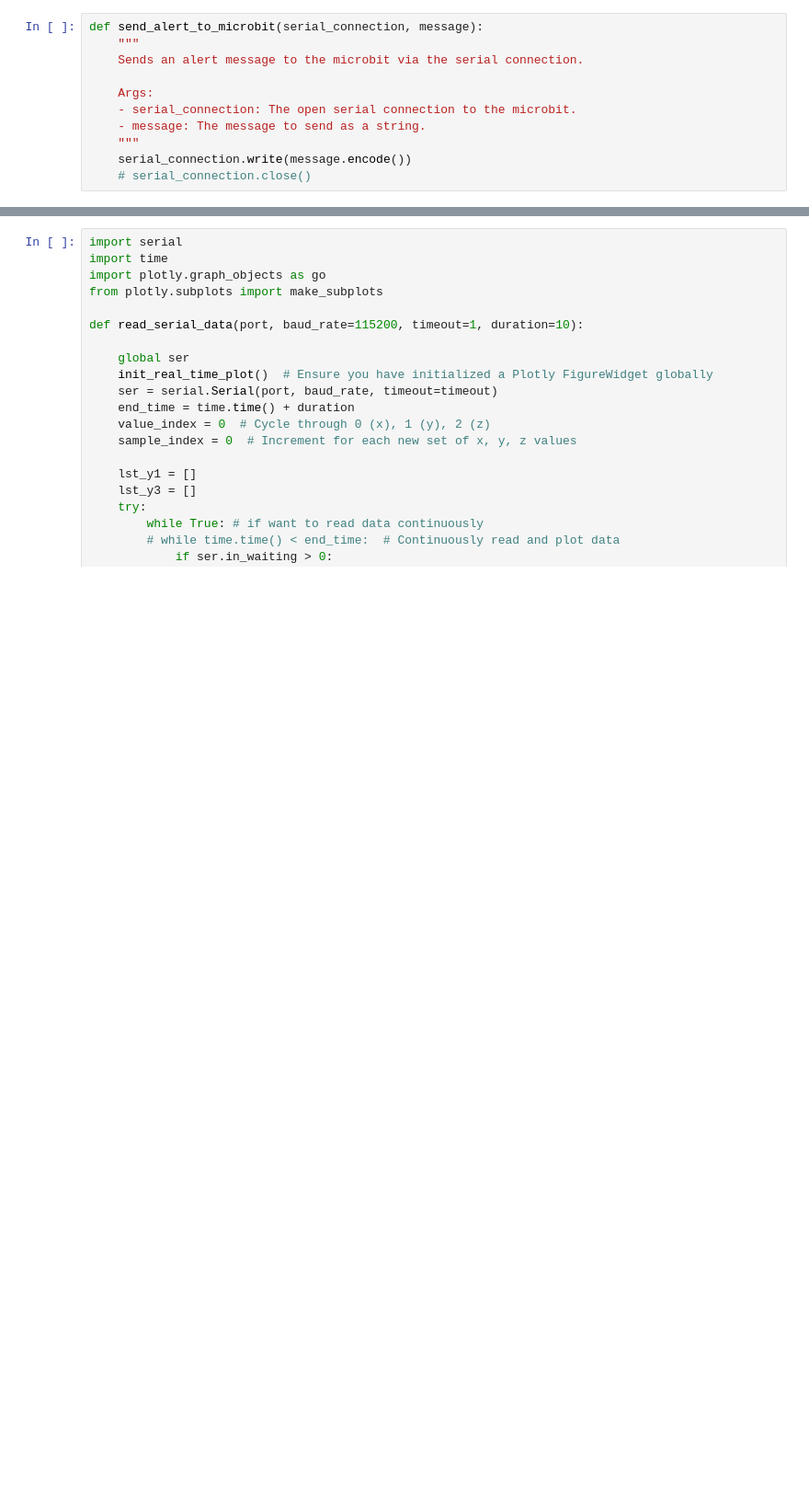
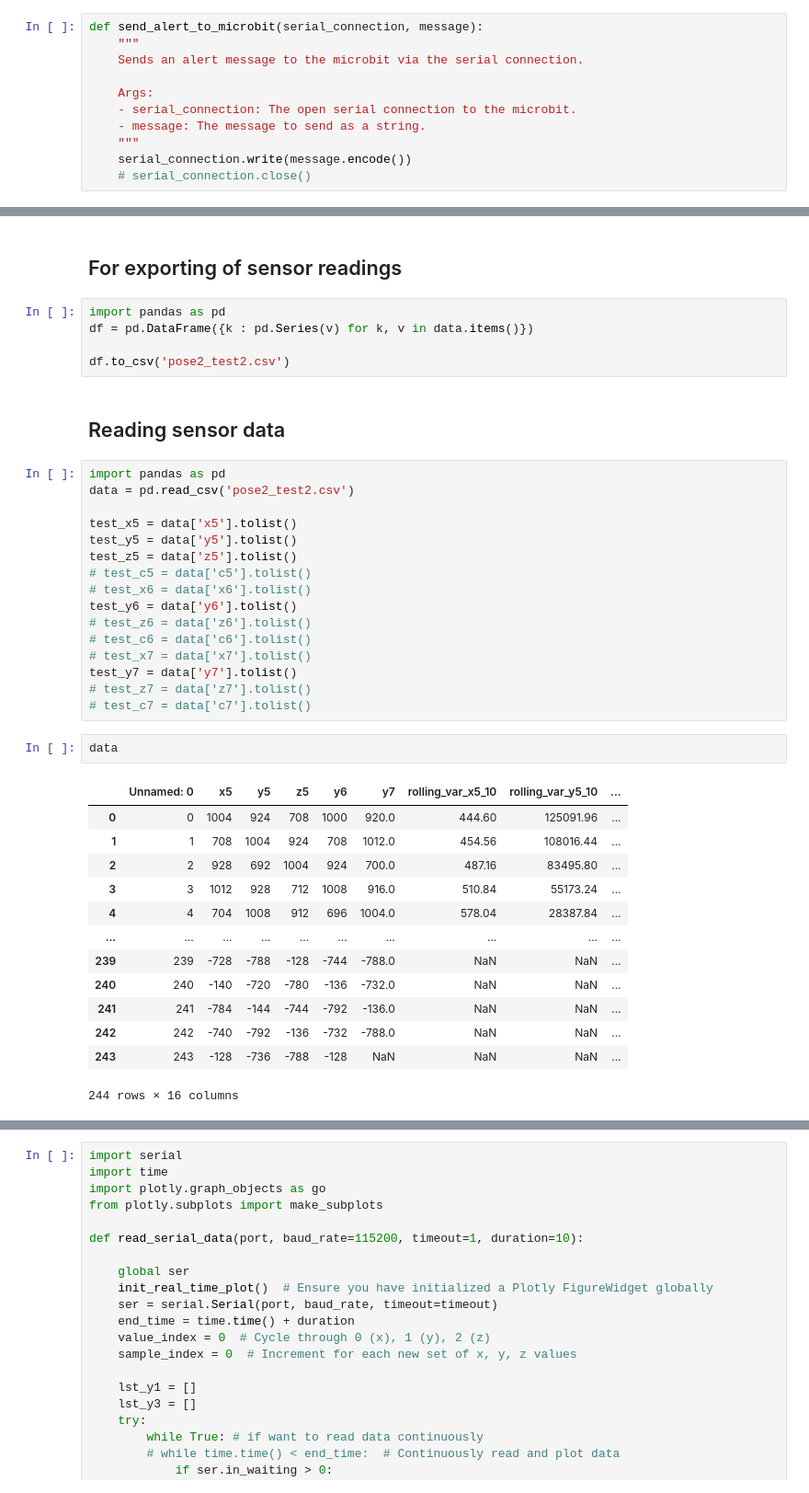
Before and after one commit to yiminzheng29/iotproject, a Jupyter notebook: test.ipynb, the cells around one changed output, grey strips where cells are left out. Shown at 92% size. Cells and saved outputs as stored; diff of their text form; blank space fills up the shorter version.

```diff
--- a/test.ipynb
+++ b/test.ipynb
@@ -88,0 +930,41 @@ def read_serial_data(port, baud_rate=115200, timeout=1, duration=10):
+# %% [markdown]
+## For exporting of sensor readings
+# %%
+import pandas as pd
+df = pd.DataFrame({k : pd.Series(v) for k, v in data.items()})
+
+df.to_csv('pose2_test2.csv')
+# %% [markdown]
+## Reading sensor data
+# %%
+import pandas as pd
+data = pd.read_csv('pose2_test2.csv')
+
+test_x5 = data['x5'].tolist()
+test_y5 = data['y5'].tolist()
+test_z5 = data['z5'].tolist()
+# test_c5 = data['c5'].tolist()
+# test_x6 = data['x6'].tolist()
+test_y6 = data['y6'].tolist()
+# test_z6 = data['z6'].tolist()
+# test_c6 = data['c6'].tolist()
+# test_x7 = data['x7'].tolist()
+test_y7 = data['y7'].tolist()
+# test_z7 = data['z7'].tolist()
+# test_c7 = data['c7'].tolist()
+# %%
+data
+# %% [output]
+|  | Unnamed: 0 | x5 | y5 | z5 | y6 | y7 | rolling_var_x5_10 | rolling_var_y5_10 | ... |
+| 0 | 0 | 1004 | 924 | 708 | 1000 | 920.0 | 444.60 | 125091.96 | ... |
+| 1 | 1 | 708 | 1004 | 924 | 708 | 1012.0 | 454.56 | 108016.44 | ... |
+| 2 | 2 | 928 | 692 | 1004 | 924 | 700.0 | 487.16 | 83495.80 | ... |
+| 3 | 3 | 1012 | 928 | 712 | 1008 | 916.0 | 510.84 | 55173.24 | ... |
+| 4 | 4 | 704 | 1008 | 912 | 696 | 1004.0 | 578.04 | 28387.84 | ... |
+| ... | ... | ... | ... | ... | ... | ... | ... | ... | ... |
+| 239 | 239 | -728 | -788 | -128 | -744 | -788.0 | NaN | NaN | ... |
+| 240 | 240 | -140 | -720 | -780 | -136 | -732.0 | NaN | NaN | ... |
+| 241 | 241 | -784 | -144 | -744 | -792 | -136.0 | NaN | NaN | ... |
+| 242 | 242 | -740 | -792 | -136 | -732 | -788.0 | NaN | NaN | ... |
+| 243 | 243 | -128 | -736 | -788 | -128 | NaN | NaN | NaN | ... |
+244 rows × 16 columns
```
Also changed, not shown: parts of 37 cells of this notebook, 31 other files.
